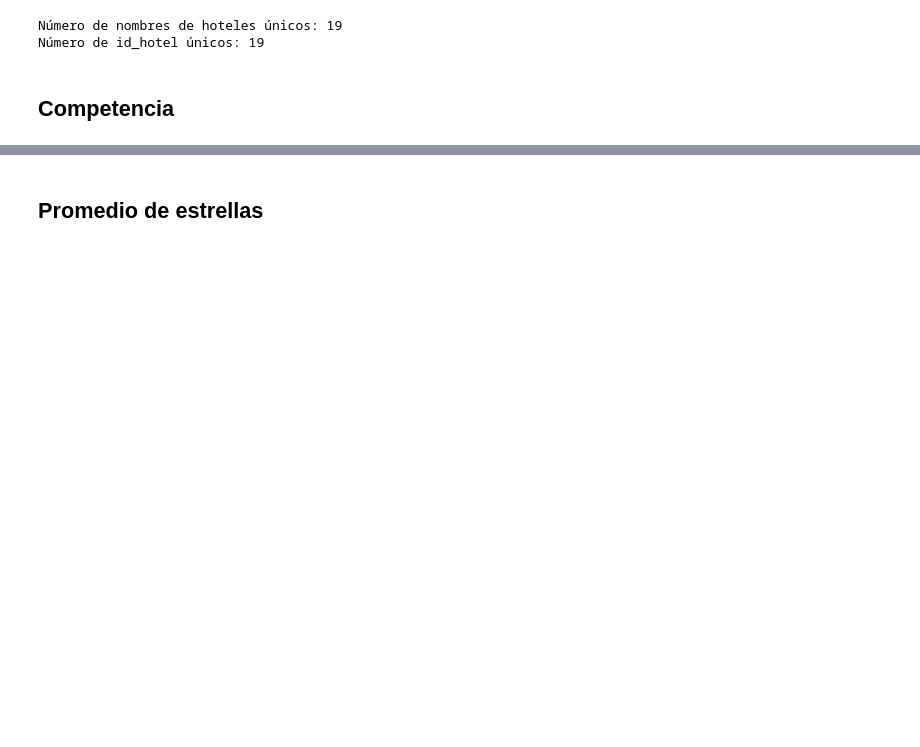
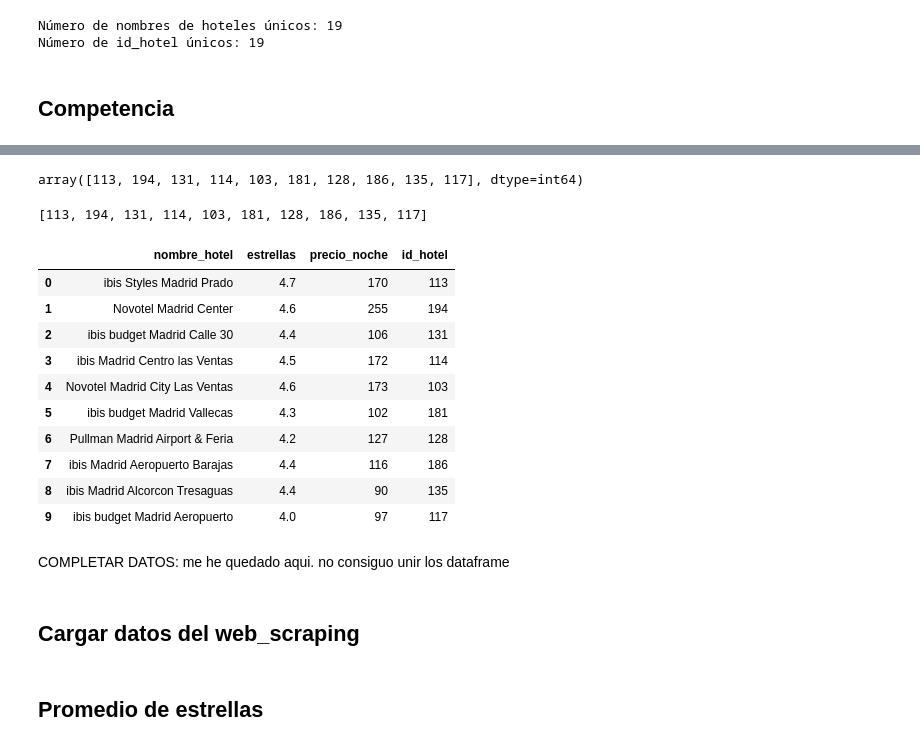
Before and after one commit to marta-ba/ETL_IBIShotels, a Jupyter notebook: jupyters/eda.ipynb, the cells around one changed output, grey strips where cells are left out. Drawn from its saved outputs; the diff is of its cells as text; code cells hidden in the pictures; blank space fills up the shorter version.

```diff
--- a/jupyters/eda.ipynb
+++ b/jupyters/eda.ipynb
@@ -527,0 +336,3 @@ df_competencia["id_hotel"].nunique(), df_competencia.shape[0]
+# %%
+df_hot = pd.read_csv(r"C:\Users\marta\Desktop\mibootcamp\ETL_IBIShotels\data\df_hot.csv")
+df_hot
@@ -528,5 +351,39 @@ df_competencia["id_hotel"].nunique(), df_competencia.shape[0]
+# %%
+df_hot.rename(columns={"nombre": "nombre_hotel", "estrellas": "estrellas", "precio": "precio_noche"}, inplace=True)
+# %%
+comp["id_hotel"].unique()
+# %% [output]
+array([113, 194, 131, 114, 103, 181, 128, 186, 135, 117], dtype=int64)
+# %%
+# Obtener los valores únicos de id_hotel de comp y convertirlos a una lista
+id_hoteles_unicos = comp["id_hotel"].unique().tolist()
+
+# Mostrar la lista de valores únicos
+print(id_hoteles_unicos)
+# %% [output]
+[113, 194, 131, 114, 103, 181, 128, 186, 135, 117]
+# %%
+df_hot["id_hotel"] = id_hoteles_unicos
+# %%
+df_hot
+# %% [output]
+|  | nombre_hotel | estrellas | precio_noche | id_hotel |
+| 0 | ibis Styles Madrid Prado | 4.7 | 170 | 113 |
+| 1 | Novotel Madrid Center | 4.6 | 255 | 194 |
+| 2 | ibis budget Madrid Calle 30 | 4.4 | 106 | 131 |
+| 3 | ibis Madrid Centro las Ventas | 4.5 | 172 | 114 |
+| 4 | Novotel Madrid City Las Ventas | 4.6 | 173 | 103 |
+| 5 | ibis budget Madrid Vallecas | 4.3 | 102 | 181 |
+| 6 | Pullman Madrid Airport & Feria | 4.2 | 127 | 128 |
+| 7 | ibis Madrid Aeropuerto Barajas | 4.4 | 116 | 186 |
+| 8 | ibis Madrid Alcorcon Tresaguas | 4.4 | 90 | 135 |
+| 9 | ibis budget Madrid Aeropuerto | 4.0 | 97 | 117 |
+# %% [markdown]
+COMPLETAR DATOS: me he quedado aqui. no consiguo unir los dataframe
+# %% [markdown]
+## Cargar datos del web_scraping
+# %% [markdown]
+## Promedio de estrellas
 # %%
 # juntamos bases de datos corregidas
 df_limpio = pd.concat([df_propios, df_competencia])
-# %% [markdown]
-## Promedio de estrellas
```
Also changed, not shown: parts of 36 cells of this notebook, 3 other files.
